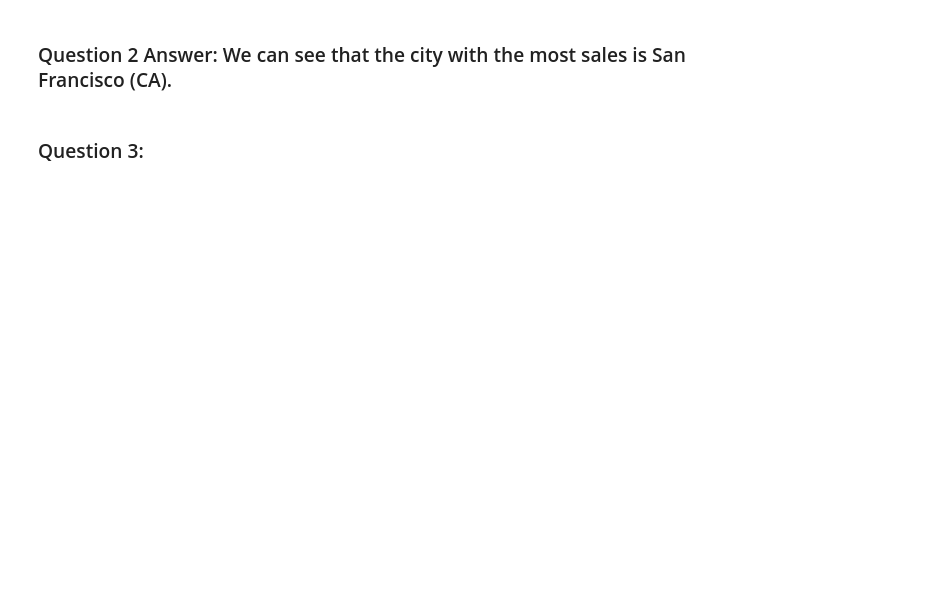
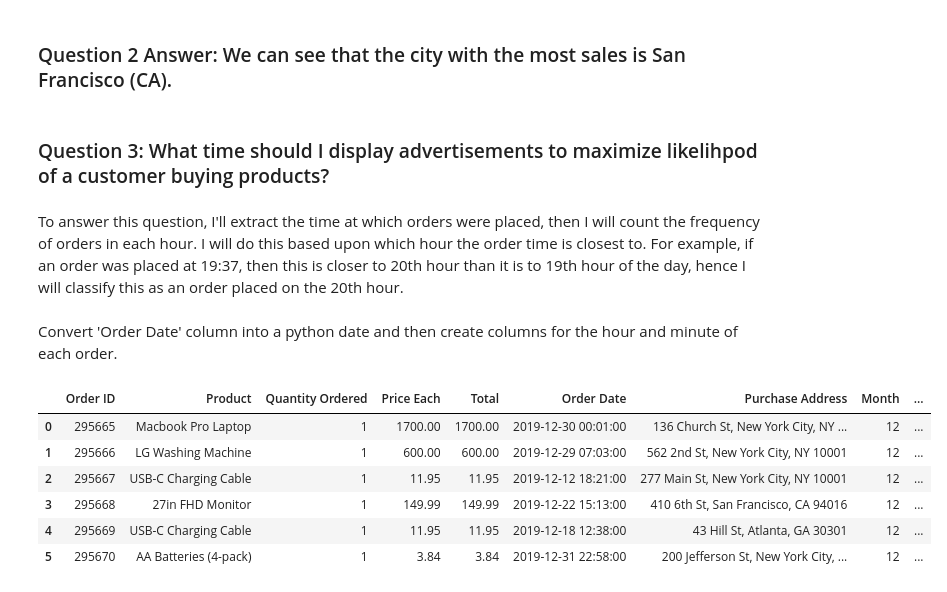
Before and after one commit to tajpatel58/Machine-Learning-, a Jupyter notebook: Data Science Practice/Sales Analysis/Sales_Analysis.ipynb, the cells around one changed output. Saved outputs shown, nothing was run; the diff lists cells and outputs as text; code cells hidden in the pictures; blank space fills up the shorter version.

```diff
--- a/Data Science Practice/Sales Analysis/Sales_Analysis.ipynb
+++ b/Data Science Practice/Sales Analysis/Sales_Analysis.ipynb
@@ -200,4 +200,23 @@ plt.show()
 # %% [markdown]
 ### Question 2 Answer: We can see that the city with the most sales is San Francisco (CA).
-# %% [markdown]
-### Question 3:
+# %% [markdown]
+### Question 3: What time should I display advertisements to maximize likelihpod of a customer buying products?
+# %% [markdown]
+To answer this question, I'll extract the time at which orders were placed, then I will count the frequency of orders in each hour.
+I will do this based upon which hour the order time is closest to. For example, if an order was placed at 19:37, then this is closer to 20th hour than it is to 19th hour of the day, hence I will classify this as an order placed on the 20th hour.
+# %% [markdown]
+Convert 'Order Date' column into a python date and then create columns for the hour and minute of each order.
+# %%
+clean_data['Order Date'] = pd.to_datetime(clean_data['Order Date'])
+
+clean_data['Time'] = clean_data['Order Date'].dt.time
+
+clean_data.head(6)
+# %% [output]
+|  | Order ID | Product | Quantity Ordered | Price Each | Total | Order Date | Purchase Address | Month | ... |
+| 0 | 295665 | Macbook Pro Laptop | 1 | 1700.00 | 1700.00 | 2019-12-30 00:01:00 | 136 Church St, New York City, NY ... | 12 | ... |
+| 1 | 295666 | LG Washing Machine | 1 | 600.00 | 600.00 | 2019-12-29 07:03:00 | 562 2nd St, New York City, NY 10001 | 12 | ... |
+| 2 | 295667 | USB-C Charging Cable | 1 | 11.95 | 11.95 | 2019-12-12 18:21:00 | 277 Main St, New York City, NY 10001 | 12 | ... |
+| 3 | 295668 | 27in FHD Monitor | 1 | 149.99 | 149.99 | 2019-12-22 15:13:00 | 410 6th St, San Francisco, CA 94016 | 12 | ... |
+| 4 | 295669 | USB-C Charging Cable | 1 | 11.95 | 11.95 | 2019-12-18 12:38:00 | 43 Hill St, Atlanta, GA 30301 | 12 | ... |
+| 5 | 295670 | AA Batteries (4-pack) | 1 | 3.84 | 3.84 | 2019-12-31 22:58:00 | 200 Jefferson St, New York City, ... | 12 | ... |
```
Also changed, not shown: parts of 7 cells of this notebook.
